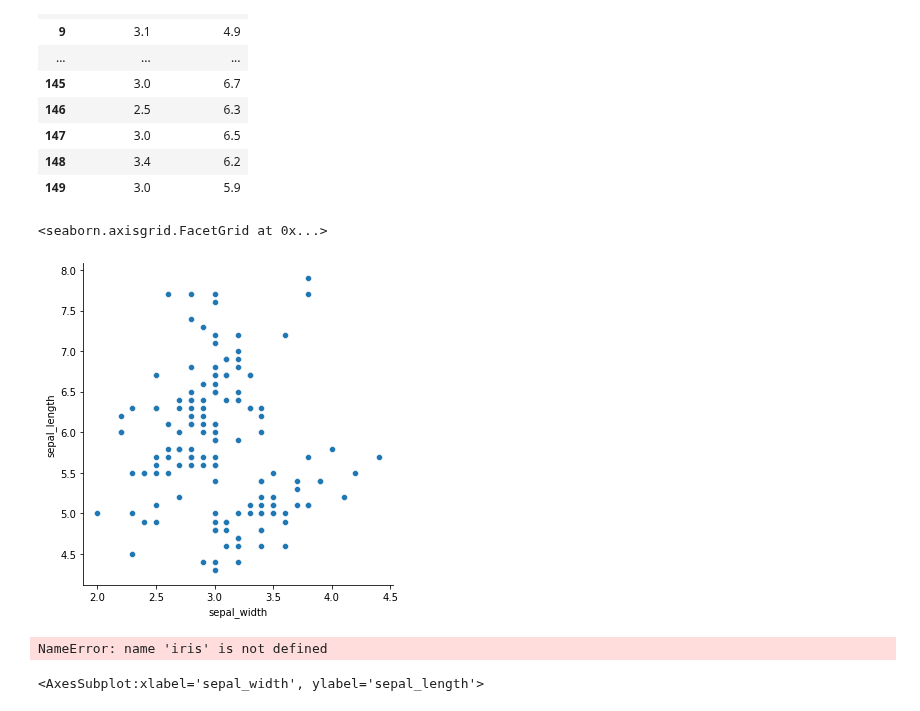
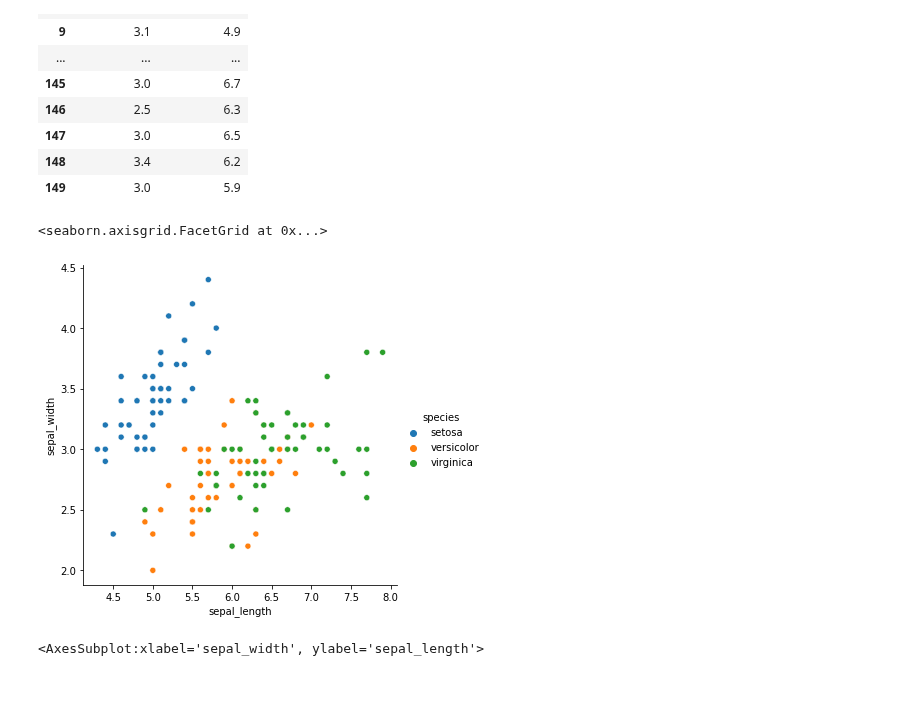
Before and after one commit to katherinesalazar/numpy-pandas-visualization-exercises, a Jupyter notebook: seaborn_exercises.ipynb, the cells around one changed output. Saved outputs shown, nothing was run; the diff lists cells and outputs as text; code cells hidden in the pictures.

```diff
--- a/seaborn_exercises.ipynb
+++ b/seaborn_exercises.ipynb
@@ -12,3 +11,5 @@ def get_db_url(db, username=username, host=host, password=password):
     return f'mysql+pymysql://{username}:{password}@{host}/{db}'
 # %%
 get_db_url = f"mysql+pymysql://{username}:{password}@{host}/iris_db"
+# %%
+iris = sns.load_dataset('iris')
@@ -149,14 +181,10 @@ sepal
 # %%
 # 3. Would it be reasonable to predict species based on sepal width
 # and sepal length?
-sns.relplot(x='sepal_width', y='sepal_length', data=sepal)
+sns.relplot(data = iris, y='sepal_width', x='sepal_length', hue = 'species')
 # %% [output]
 <seaborn.axisgrid.FacetGrid at 0x...>
-[figure, old version]
+[figure, new version]
-# %%
-sns.pairplot(iris, hue = 'sepal')
-# %% [output]
-NameError: name 'iris' is not defined
 # %%
 sns.barplot(data = sepal, x='sepal_width', y='sepal_length', hue = 'sepal_width')
 # %% [output]
```
Also changed, not shown: parts of 38 cells of this notebook.
